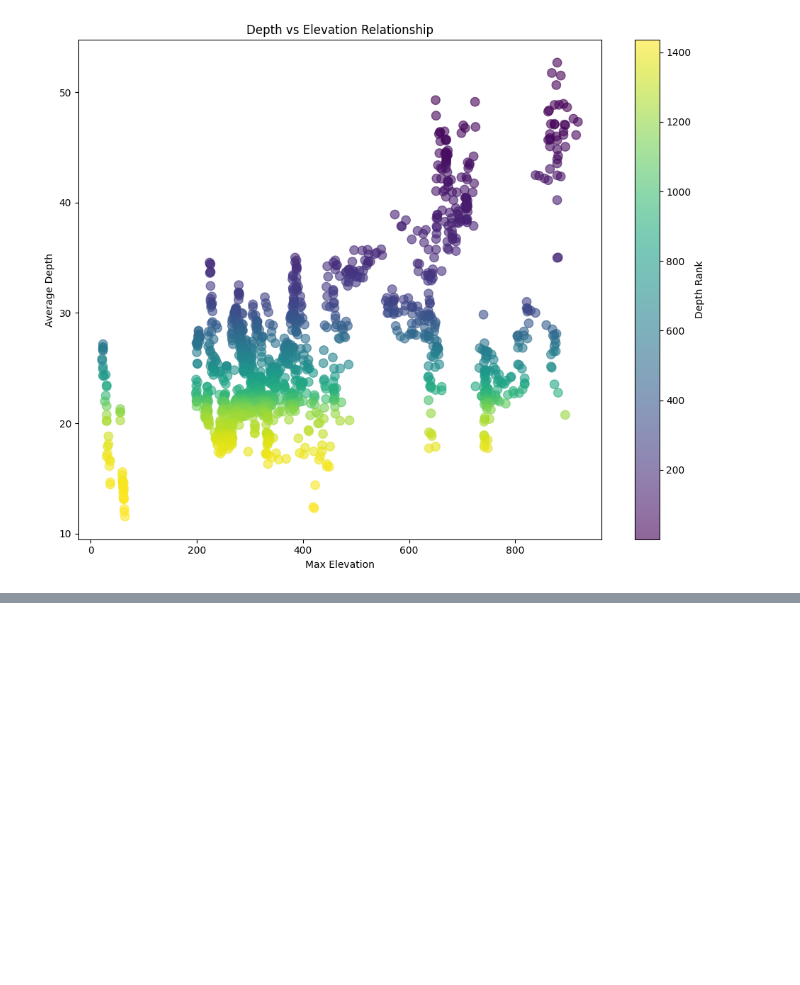
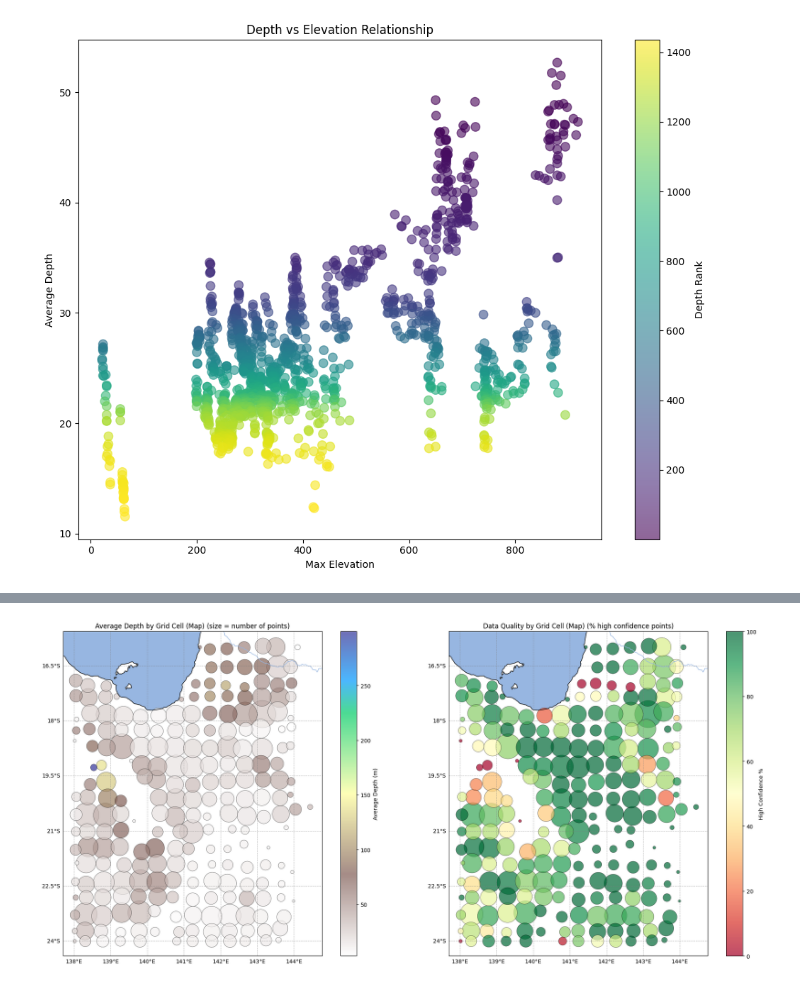
Before and after one commit to zarezza/MiningExploration, a Jupyter notebook: minex_view.ipynb, the cells around one changed output, grey strips where cells are left out. Saved outputs shown, nothing was run; the diff lists cells and outputs as text; code cells hidden in the pictures; blank space fills up the shorter version.

```diff
--- a/minex_view.ipynb
+++ b/minex_view.ipynb
@@ -142,0 +223,72 @@ plt.show()
+# %%
+import cartopy.feature as cfeature
+import cartopy.crs as ccrs
+import matplotlib.pyplot as plt
+
+# Create figure with two subplots
+fig, (ax1, ax2) = plt.subplots(1, 2, figsize=(20, 9), subplot_kw={'projection': ccrs.PlateCarree()})
+
+# Plot 1: Heatmap of average depth by grid cell on a map
+ax1.add_feature(cfeature.LAND, facecolor='white')
+ax1.add_feature(cfeature.OCEAN)
+ax1.add_feature(cfeature.COASTLINE)
+ax1.add_feature(cfeature.BORDERS, linestyle=':')
+ax1.add_feature(cfeature.LAKES, alpha=0.5)
+ax1.add_feature(cfeature.RIVERS)
+
+gl1 = ax1.gridlines(draw_labels=True, color='gray', alpha=0.5, linestyle='--')
+gl1.top_labels = False
+gl1.right_labels = False
+
+scatter1 = ax1.scatter(
+    df_regional['centroid_longitude'],
+    df_regional['centroid_latitude'],
+    c=df_regional['avg_depth'],
+    s=df_regional['n_points'] * 2,  # Size represents sample count
+    cmap='terrain_r',
+    alpha=0.7,
+    edgecolors='black',
+    linewidths=0.5,
+    transform=ccrs.PlateCarree()
+)
+ax1.set_xlabel('Longitude')
+ax1.set_ylabel('Latitude')
+ax1.set_title('Average Depth by Grid Cell (Map) (size = number of points)')
+plt.colorbar(scatter1, ax=ax1, label='Average Depth (m)')
+
+# Plot 2: Data quality heatmap (high confidence ratio) on a map
+df_regional['conf_ratio'] = df_regional['high_conf_points'] / df_regional['n_points'] * 100
+
+ax2.add_feature(cfeature.LAND, facecolor='white')
+ax2.add_feature(cfeature.OCEAN)
+ax2.add_feature(cfeature.COASTLINE)
+ax2.add_feature(cfeature.BORDERS, linestyle=':')
+ax2.add_feature(cfeature.LAKES, alpha=0.5)
+ax2.add_feature(cfeature.RIVERS)
+
+gl2 = ax2.gridlines(draw_labels=True, color='gray', alpha=0.5, linestyle='--')
+gl2.top_labels = False
+gl2.right_labels = False
+
+scatter2 = ax2.scatter(
+    df_regional['centroid_longitude'],
+    df_regional['centroid_latitude'],
+    c=df_regional['conf_ratio'],
+    s=df_regional['n_points'] * 2,
+    cmap='RdYlGn',  # Red (low quality) to Green (high quality)
+    alpha=0.7,
+    edgecolors='black',
+    linewidths=0.5,
+    vmin=0,
+    vmax=100,
+    transform=ccrs.PlateCarree()
+)
+ax2.set_xlabel('Longitude')
+ax2.set_ylabel('Latitude')
+ax2.set_title('Data Quality by Grid Cell (Map) (% high confidence points)')
+plt.colorbar(scatter2, ax=ax2, label='High Confidence %')
+
+plt.tight_layout()
+plt.show()
+# %% [output]
+[figure, added]
```
Also changed, not shown: parts of 5 cells of this notebook.
